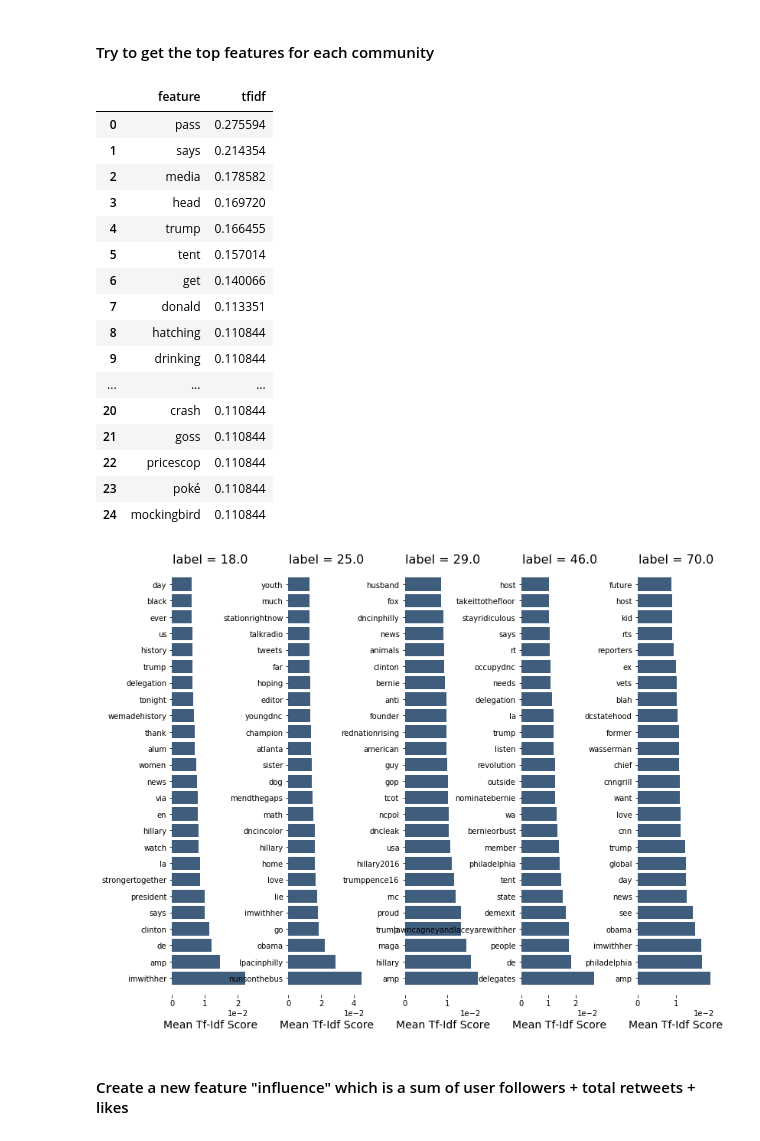
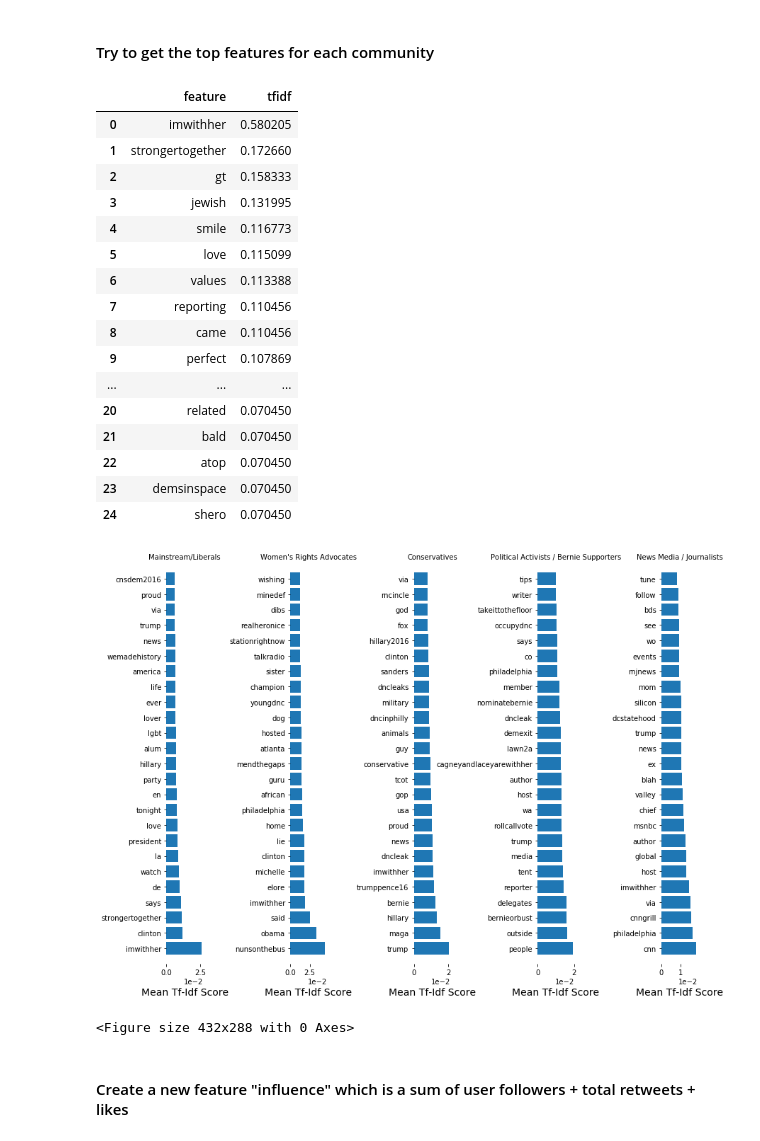
Before and after one commit to jakemull13/Network-Analysis-of-Political-Communites-on-Twitter, a Jupyter notebook: EDA.ipynb, the cells around one changed output. Cells and saved outputs as stored; diff of their text form; code cells hidden in the pictures.

```diff
--- a/EDA.ipynb
+++ b/EDA.ipynb
@@ -386,6 +384,8 @@ plot_confusion_matrix(sgd, X_test, y_test)
 #### Try to get the top features for each community
 # %%
 feature_names = vectorizer.get_feature_names()
+# %%
+labels = ['Mainstream/Liberals', 'Conservatives', 'News Media / Journalists', "Women / Women's Rights Advocates", 'Political Activists / Bernie Supporters']
 # %%
 # Author: Peter Prettenhofer <peter.prettenhofer@gmail.com>
 #         Olivier Grisel <olivier.grisel@ensta.org>
@@ -425,54 +425,59 @@ def top_feats_by_class(Xtr, y, features, min_tfidf=0.1, top_n=25):
     dfs = []
     labels = np.unique(y)
     for label in labels:
         ids = np.where(y==label)
         feats_df = top_mean_feats(Xtr, features, ids, min_tfidf=min_tfidf, top_n=top_n)
         feats_df.label = label
         dfs.append(feats_df)
     return dfs
 dfs=top_feats_by_class(X_train,y_train,feature_names)
 
-def plot_tfidf_classfeats_h(dfs):
+def plot_tfidf_classfeats_h(dfs, labels):
     ''' Plot the data frames returned by the function plot_tfidf_classfeats(). '''
     fig = plt.figure(figsize=(12, 9), facecolor="w")
     x = np.arange(len(dfs[0]))
     for i, df in enumerate(dfs):
         ax = fig.add_subplot(1, len(dfs), i+1)
         ax.spines["top"].set_visible(False)
         ax.spines["right"].set_visible(False)
         ax.set_frame_on(False)
         ax.get_xaxis().tick_bottom()
         ax.get_yaxis().tick_left()
         ax.set_xlabel("Mean Tf-Idf Score", labelpad=16, fontsize=14)
-        ax.set_title("label = " + str(df.label), fontsize=16)
+        #ax.set_title("label = " + str(df.label), fontsize=16)
+        ax.set_title(labels[i], fontsize=10)
         ax.ticklabel_format(axis='x', style='sci', scilimits=(-2,2))
-        ax.barh(x, df.tfidf, align='center', color='#3F5D7D')
+        ax.barh(x, df.tfidf, align='center')#, color='#3F5D7D')
         ax.set_yticks(x)
         ax.set_ylim([-1, x[-1]+1])
         yticks = ax.set_yticklabels(df.feature)
-        plt.subplots_adjust(bottom=0.09, right=0.97, left=0.15, top=0.95, wspace=0.52)
+        plt.tight_layout()
+        #plt.subplots_adjust(bottom=0.09, right=0.97, left=0.15, top=0.95, wspace=0.52)
     plt.show()
+    #plt.tight_layout()
+    plt.savefig('data/wordclouds/TFIDF.png', dpi=240)
 
-plot_tfidf_classfeats_h(dfs)
+plot_tfidf_classfeats_h(dfs, labels = ['Mainstream/Liberals', "Women's Rights Advocates", 'Conservatives', 'Political Activists / Bernie Supporters', 'News Media / Journalists'])
 # %% [output]
 |  | feature | tfidf |
-| 0 | pass | 0.275594 |
-| 1 | says | 0.214354 |
-| 2 | media | 0.178582 |
-| 3 | head | 0.169720 |
-| 4 | trump | 0.166455 |
-| 5 | tent | 0.157014 |
-| 6 | get | 0.140066 |
-| 7 | donald | 0.113351 |
-| 8 | hatching | 0.110844 |
-| 9 | drinking | 0.110844 |
+| 0 | imwithher | 0.580205 |
+| 1 | strongertogether | 0.172660 |
+| 2 | gt | 0.158333 |
+| 3 | jewish | 0.131995 |
+| 4 | smile | 0.116773 |
+| 5 | love | 0.115099 |
+| 6 | values | 0.113388 |
+| 7 | reporting | 0.110456 |
+| 8 | came | 0.110456 |
+| 9 | perfect | 0.107869 |
 | ... | ... | ... |
-| 20 | crash | 0.110844 |
-| 21 | goss | 0.110844 |
-| 22 | pricescop | 0.110844 |
-| 23 | poké | 0.110844 |
-| 24 | mockingbird | 0.110844 |
+| 20 | related | 0.070450 |
+| 21 | bald | 0.070450 |
+| 22 | atop | 0.070450 |
+| 23 | demsinspace | 0.070450 |
+| 24 | shero | 0.070450 |
-[figure, old version]
+[figure, new version]
+<Figure size 432x288 with 0 Axes>
 # %% [markdown]
 #### Create a new feature "influence" which is a sum of user followers + total retweets + likes
 # %%
```
Also changed, not shown: parts of 10 cells of this notebook, 21 other files.
